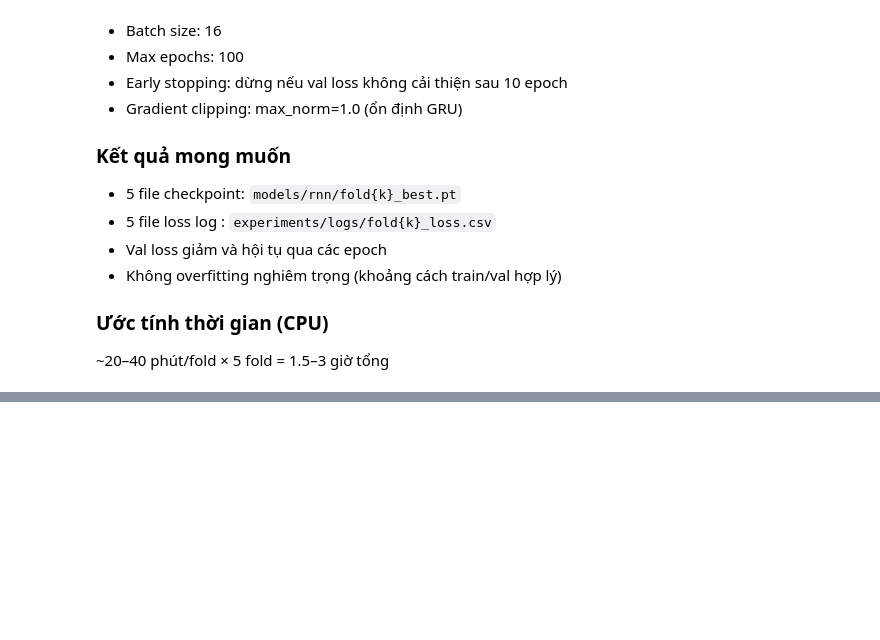
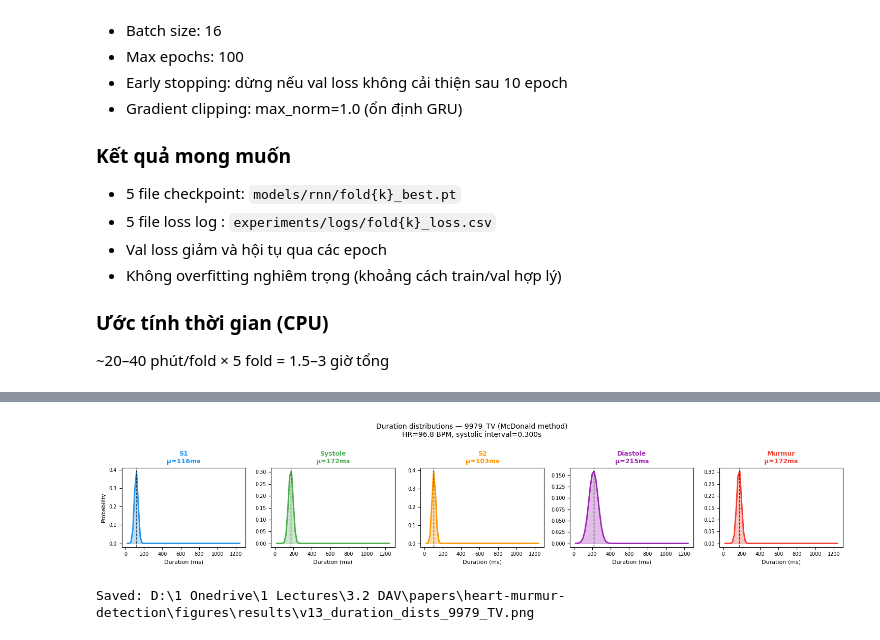
Before and after one commit to Thaobui3110/Heart_murmur-detection, a Jupyter notebook: heart-murmur-detection/notebooks/03_model_reproduction.ipynb, the cells around one changed output, grey strips where cells are left out. Cells and saved outputs as stored; diff of their text form; code cells hidden in the pictures; blank space fills up the shorter version.

```diff
--- a/heart-murmur-detection/notebooks/03_model_reproduction.ipynb
+++ b/heart-murmur-detection/notebooks/03_model_reproduction.ipynb
@@ -1083,0 +1259,47 @@ Backward pass: 64.09s
+# %%
+## vẽ phân bố thời lượng
+import matplotlib.pyplot as plt
+
+rec_id = '9979_TV'
+data   = sample_durations[rec_id]
+log_dur_dists = data['log_dur_dists']
+state_params  = data['state_params']
+
+state_colors = {
+    'S1': '#2196F3', 'Systole': '#4CAF50',
+    'S2': '#FF9800', 'Diastole': '#9C27B0', 'Murmur': '#F44336'
+}
+
+d_max  = len(list(log_dur_dists.values())[0])
+d_ms   = np.arange(1, d_max + 1) / 50.0 * 1000  # ms
+
+fig, axes = plt.subplots(1, 5, figsize=(15, 3))
+fig.suptitle(
+    f'Duration distributions — {rec_id} (McDonald method)\n'
+    f'HR={data["hr_bpm"]:.1f} BPM, '
+    f'systolic interval={data["sys_interval"]:.3f}s',
+    fontsize=10
+)
+
+for ax, (name, log_dist) in zip(axes, log_dur_dists.items()):
+    prob  = np.exp(log_dist)
+    mu_ms = state_params[name][0] / 50 * 1000
+    ax.plot(d_ms, prob, color=state_colors[name], linewidth=2)
+    ax.fill_between(d_ms, prob, alpha=0.3, color=state_colors[name])
+    ax.axvline(mu_ms, color='black', linestyle='--',
+               linewidth=1, alpha=0.7, label=f'μ={mu_ms:.0f}ms')
+    ax.set_title(f'{name}\nμ={mu_ms:.0f}ms',
+                 fontsize=9, color=state_colors[name], fontweight='bold')
+    ax.set_xlabel('Duration (ms)', fontsize=8)
+    if ax == axes[0]:
+        ax.set_ylabel('Probability', fontsize=8)
+    ax.tick_params(labelsize=7)
+
+plt.tight_layout()
+save_path = FIGURES_DIR / f'v13_duration_dists_{rec_id}.png'
+plt.savefig(save_path, dpi=150, bbox_inches='tight')
+plt.show()
+print(f"Saved: {save_path}")
+# %% [output]
+[figure, added]
+Saved: D:\1 Onedrive\1 Lectures\3.2 DAV\papers\heart-murmur-detection\figures\results\v13_duration_dists_9979_TV.png
```
Also changed, not shown: parts of 36 cells of this notebook, 26 other files.
